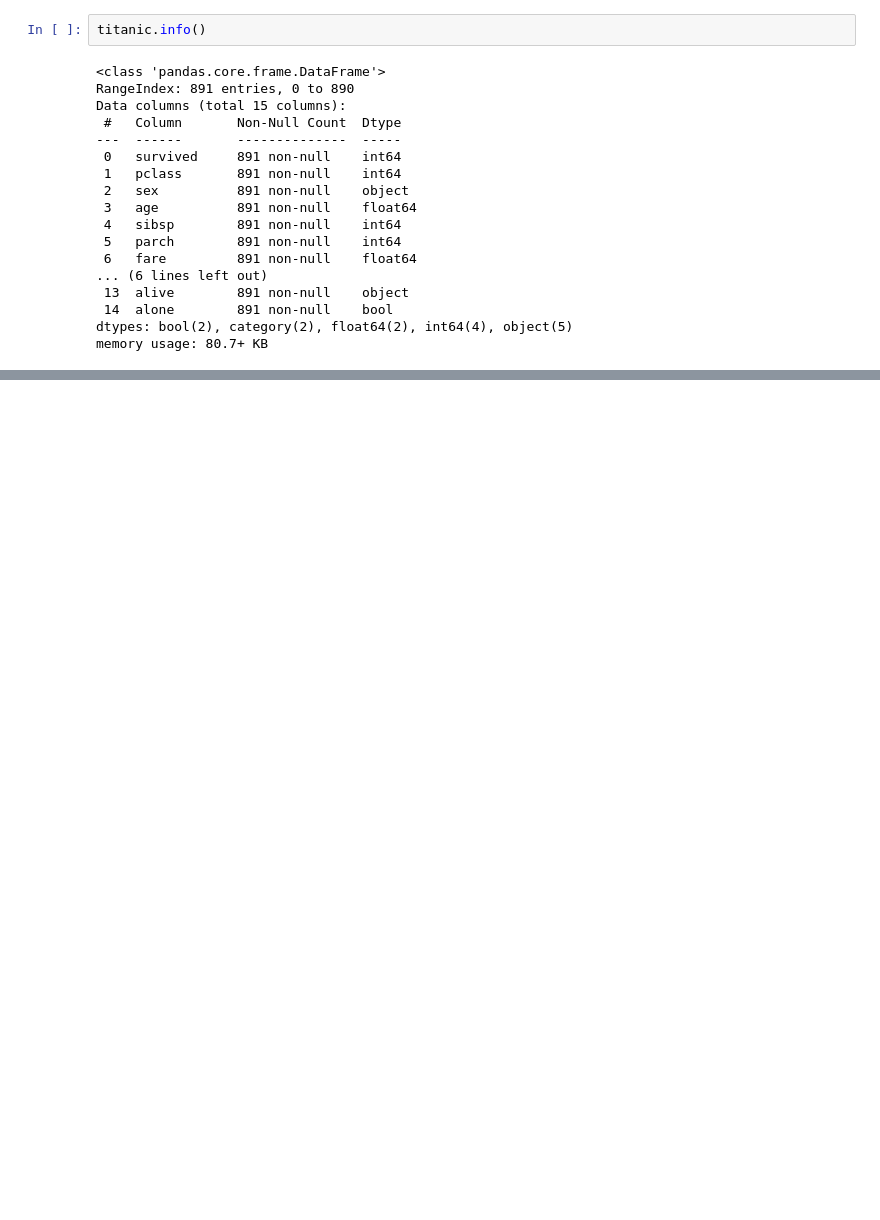
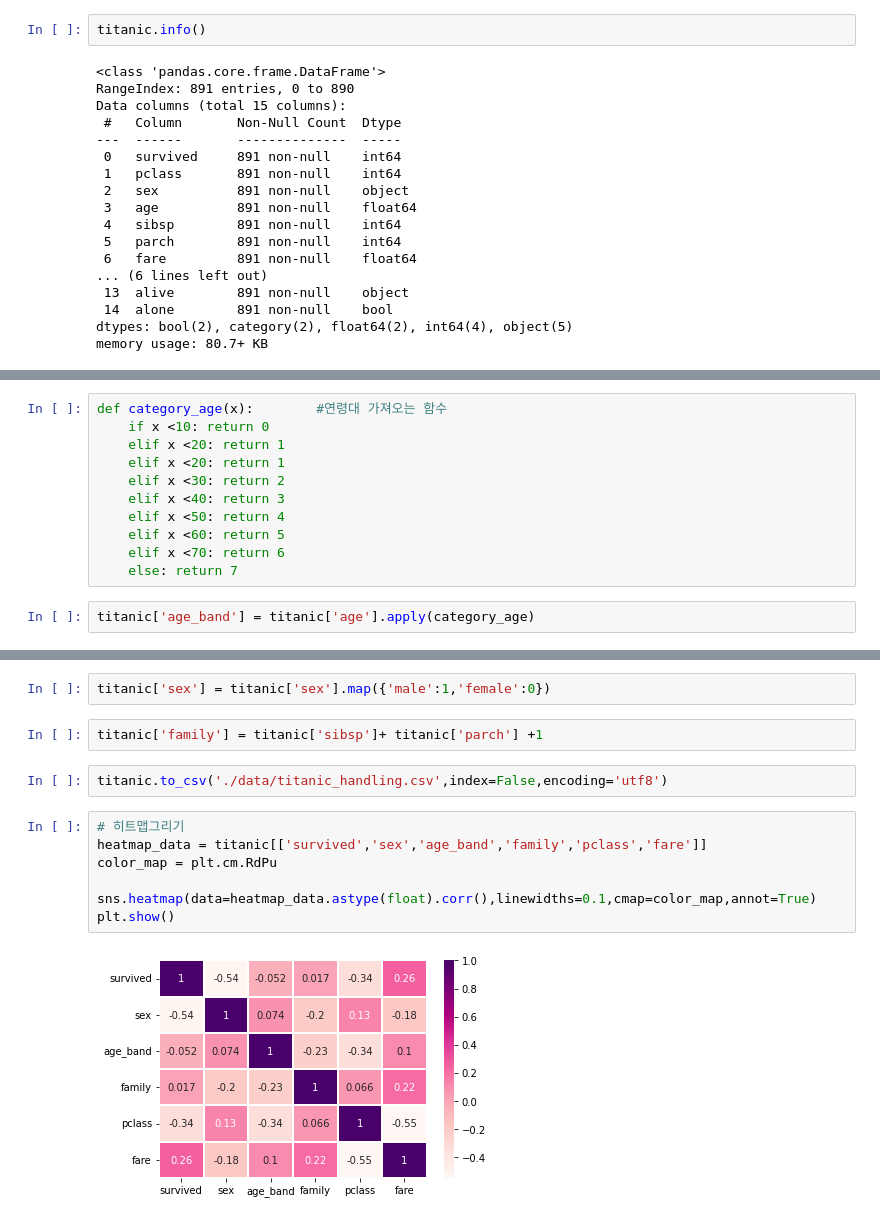
Before and after one commit to sohee0/StudyBigData, a Jupyter notebook: Day04/titanic_survival_analysis.ipynb, the cells around one changed output, grey strips where cells are left out. Saved outputs shown, nothing was run; the diff lists cells and outputs as text; blank space fills up the shorter version.

```diff
--- a/Day04/titanic_survival_analysis.ipynb
+++ b/Day04/titanic_survival_analysis.ipynb
@@ -280,0 +296,13 @@ plt.show()
+# %%
+def category_age(x):        #연령대 가져오는 함수
+    if x <10: return 0
+    elif x <20: return 1
+    elif x <20: return 1
+    elif x <30: return 2
+    elif x <40: return 3
+    elif x <50: return 4
+    elif x <60: return 5
+    elif x <70: return 6
+    else: return 7
+# %%
+titanic['age_band'] = titanic['age'].apply(category_age)
@@ -280,0 +325,15 @@ plt.show()
+# %%
+titanic['sex'] = titanic['sex'].map({'male':1,'female':0})
+# %%
+titanic['family'] = titanic['sibsp']+ titanic['parch'] +1
+# %%
+titanic.to_csv('./data/titanic_handling.csv',index=False,encoding='utf8')
+# %%
+# 히트맵그리기
+heatmap_data = titanic[['survived','sex','age_band','family','pclass','fare']]
+color_map = plt.cm.RdPu
+
+sns.heatmap(data=heatmap_data.astype(float).corr(),linewidths=0.1,cmap=color_map,annot=True)
+plt.show()
+# %% [output]
+[figure, added]
```
Also changed, not shown: parts of 9 cells of this notebook, 9 other files.
